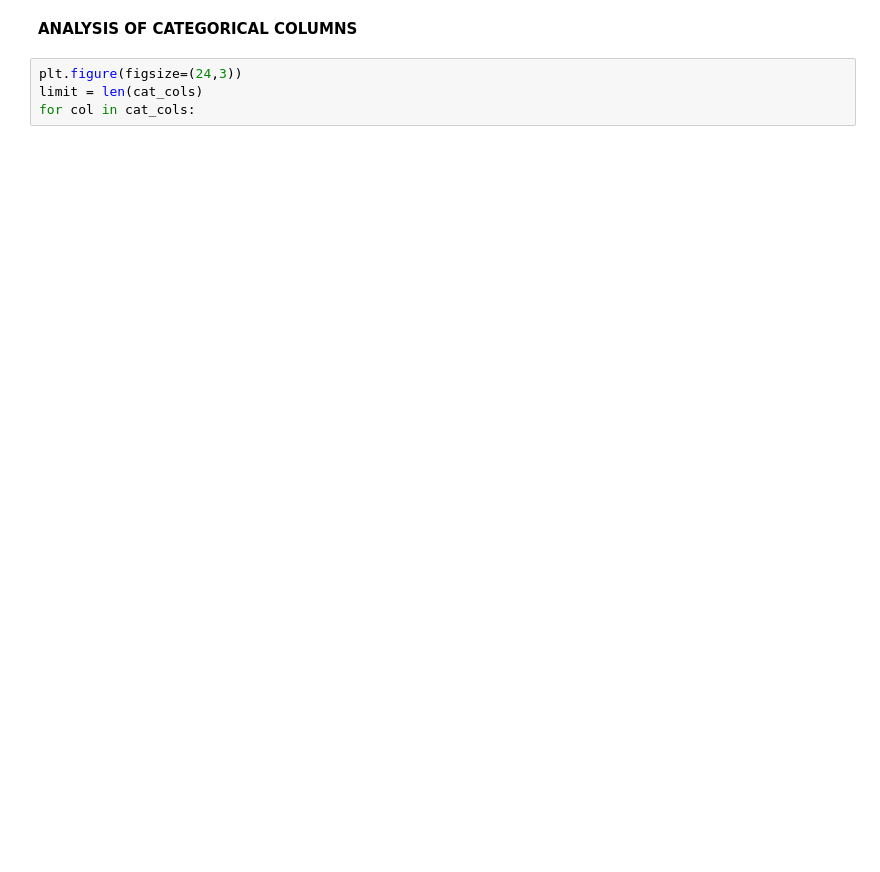
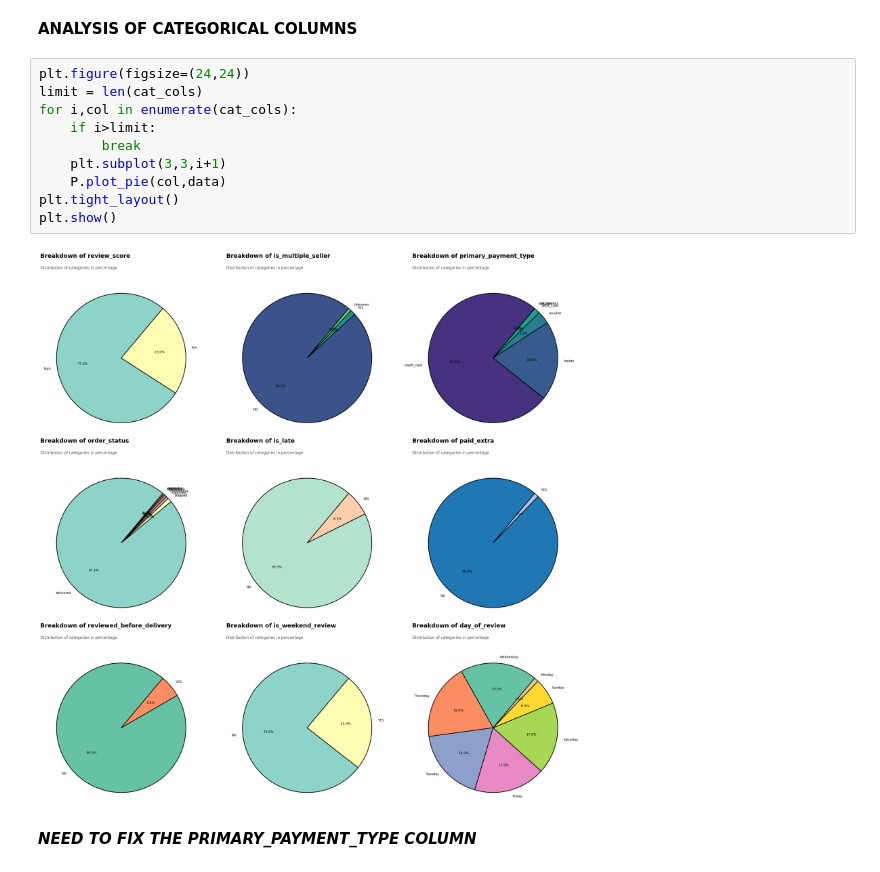
Before and after one commit to IamRaNo/data-analytics-projects, a Jupyter notebook: inside_olist_review_analysis/jupyter_notebooks/04_analysis.ipynb, the cells around one changed output. Drawn from its saved outputs; the diff is of its cells as text; blank space fills up the shorter version.

```diff
--- a/inside_olist_review_analysis/jupyter_notebooks/04_analysis.ipynb
+++ b/inside_olist_review_analysis/jupyter_notebooks/04_analysis.ipynb
@@ -250,6 +250,16 @@ data[num_cols].nunique().reset_index(name = 'unique_values')
 # %% [markdown]
 **ANALYSIS OF CATEGORICAL COLUMNS**
 # %%
-plt.figure(figsize=(24,3))
+plt.figure(figsize=(24,24))
 limit = len(cat_cols)
-for col in cat_cols:
+for i,col in enumerate(cat_cols):
+    if i>limit:
+        break
+    plt.subplot(3,3,i+1)
+    P.plot_pie(col,data)
+plt.tight_layout()
+plt.show()
+# %% [output]
+[figure, added]
+# %% [markdown]
+***NEED TO FIX THE PRIMARY_PAYMENT_TYPE COLUMN***
```
Also changed, not shown: parts of 99 cells of this notebook, 1 other file.
